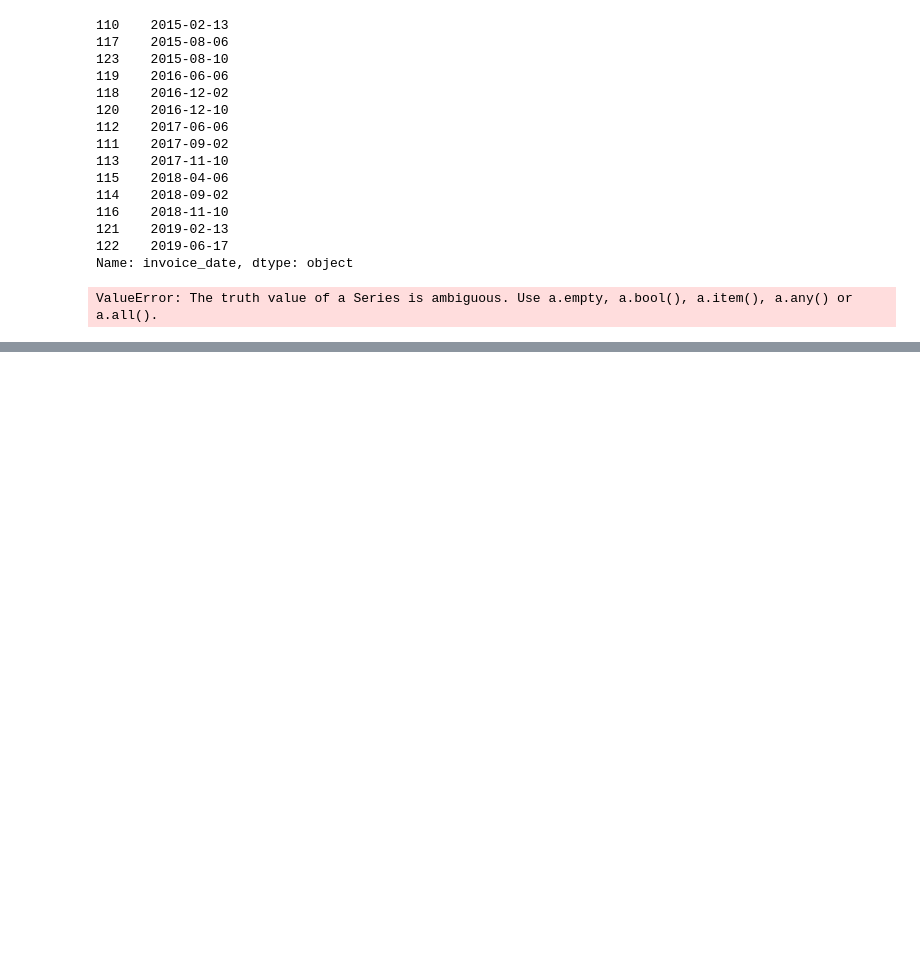
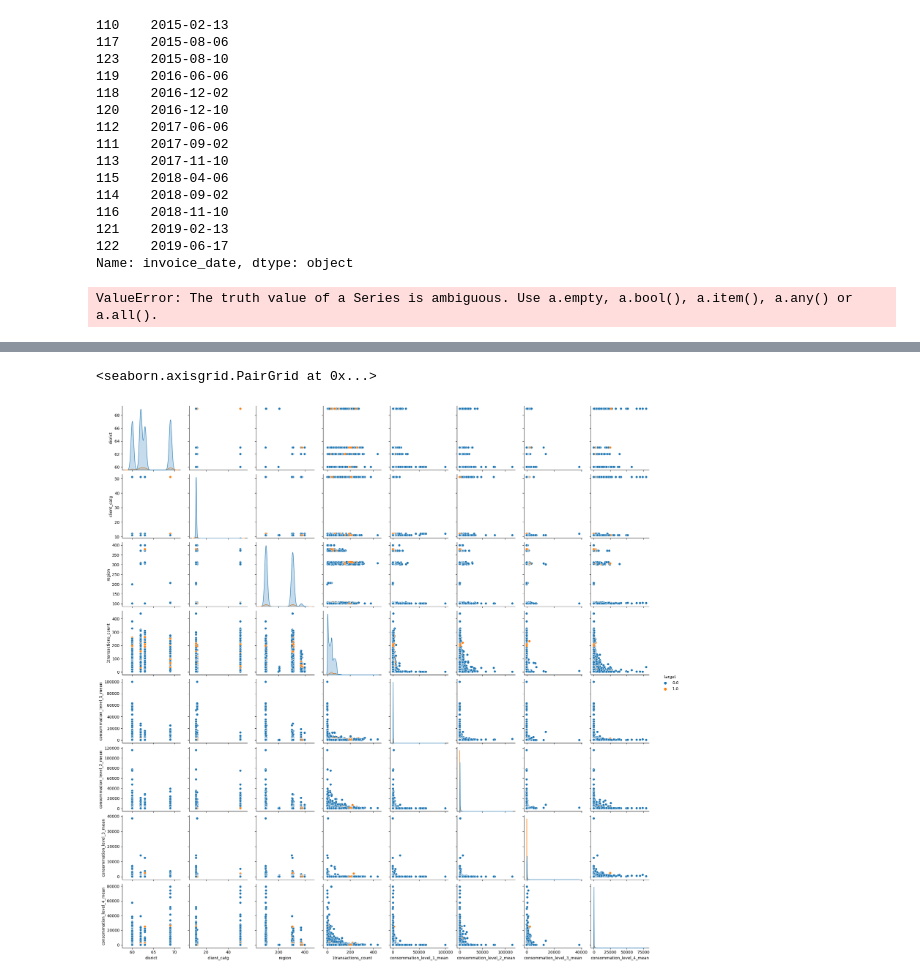
Before and after one commit to xMax991/ds-fraud-detection, a Jupyter notebook: Fraud_Detection_Project.ipynb, the cells around one changed output, grey strips where cells are left out. Drawn from its saved outputs; the diff is of its cells as text; code cells hidden in the pictures; blank space fills up the shorter version.

Commit message:
plots added

```diff
--- a/Fraud_Detection_Project.ipynb
+++ b/Fraud_Detection_Project.ipynb
@@ -58,0 +85,16 @@ ValueError: The truth value of a Series is ambiguous. Use a.empty, a.bool(), a.i
+# %%
+def aggregate_by_client_id(invoice_data):
+    aggs = {}
+    aggs['consommation_level_1'] = ['mean']
+    aggs['consommation_level_2'] = ['mean']
+    aggs['consommation_level_3'] = ['mean']
+    aggs['consommation_level_4'] = ['mean']
+
+    agg_trans = invoice_data.groupby(['client_id']).agg(aggs)
+    agg_trans.columns = ['_'.join(col).strip() for col in agg_trans.columns.values]
+    agg_trans.reset_index(inplace=True)
+
+    df = (invoice_data.groupby('client_id')
+            .size()
+            .reset_index(name='{}transactions_count'.format('1')))
+    return pd.merge(df, agg_trans, on='client_id', how='left')
@@ -58,0 +116,6 @@ ValueError: The truth value of a Series is ambiguous. Use a.empty, a.bool(), a.i
+# %%
+#group invoice data by client_id
+agg_train = aggregate_by_client_id(invoice_train)
+# %%
+#merge aggregate data with client dataset
+train = pd.merge(client_train,agg_train, on='client_id', how='left')
@@ -58,0 +124,5 @@ ValueError: The truth value of a Series is ambiguous. Use a.empty, a.bool(), a.i
+# %%
+sns.pairplot(train, hue='target')
+# %% [output]
+<seaborn.axisgrid.PairGrid at 0x...>
+[figure, added]
```
Also changed, not shown: parts of 12 cells of this notebook.
